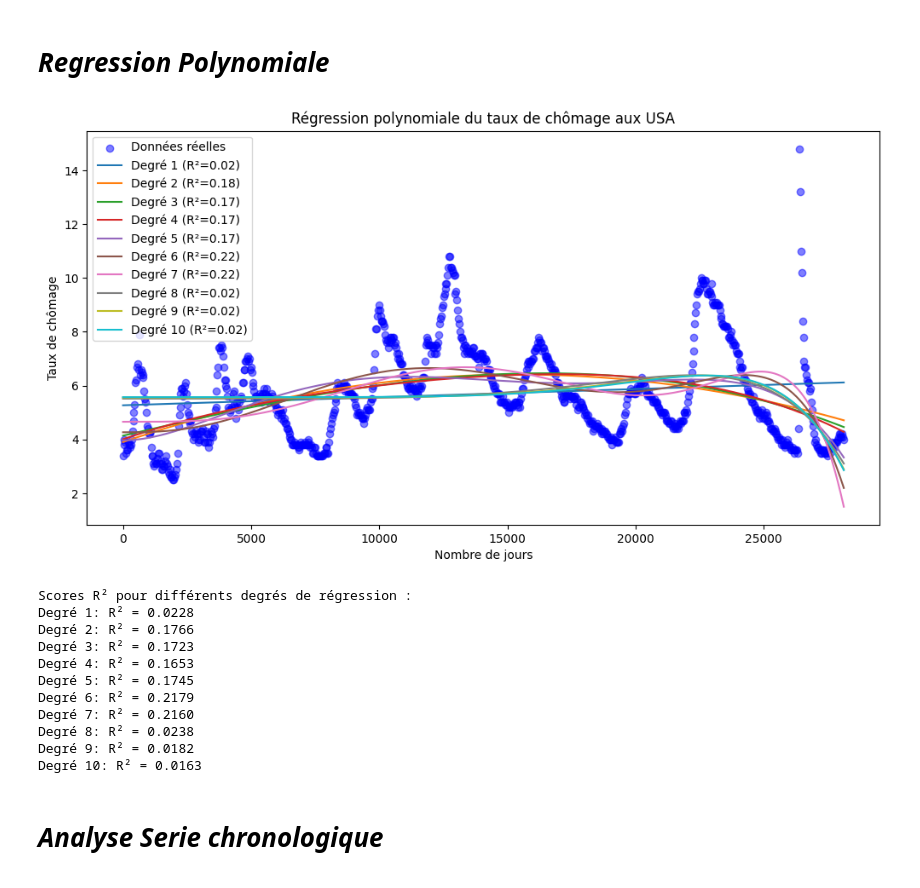
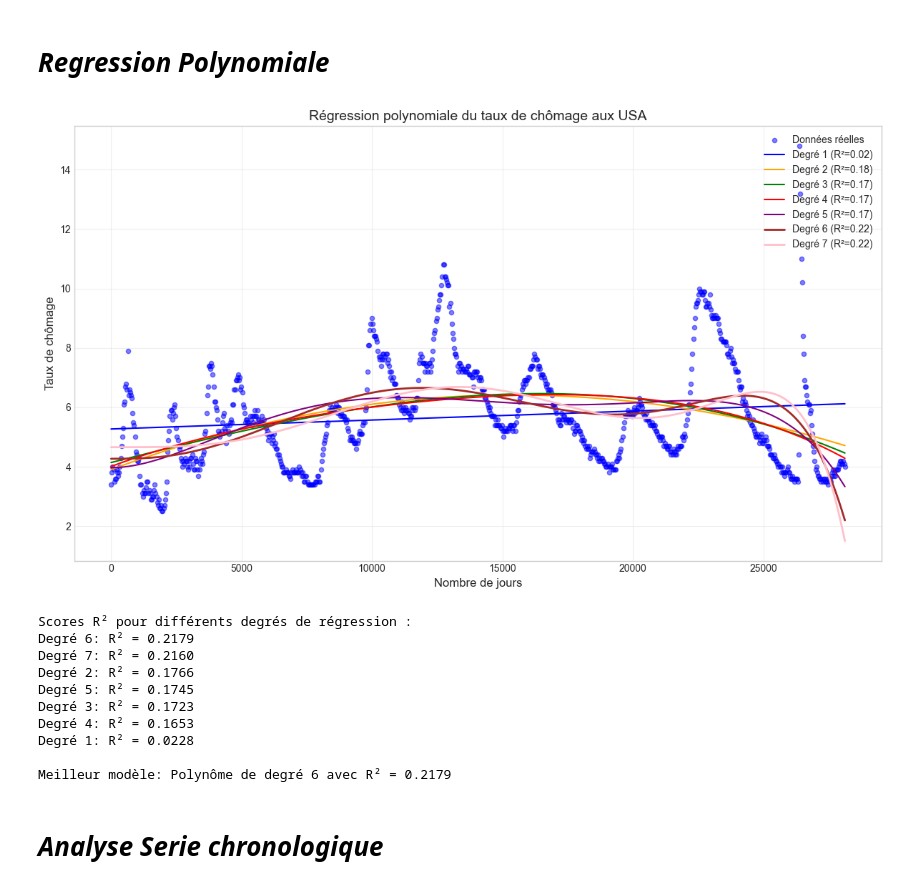
Before and after one commit to Younessboumlik/unemployment-forecasting, a Jupyter notebook: project.ipynb, the cells around one changed output. Cells and saved outputs as stored; diff of their text form; code cells hidden in the pictures.

```diff
--- a/project.ipynb
+++ b/project.ipynb
@@ -73,60 +111,72 @@ from sklearn.linear_model import LinearRegression
 from sklearn.metrics import r2_score
 from sklearn.model_selection import train_test_split
 from sklearn.preprocessing import PolynomialFeatures
+import numpy as np
+import matplotlib.pyplot as plt
 
-
+chomage_usa['date_num'] = (chomage_usa['observation_date'] - chomage_usa['observation_date'].min()).dt.days
 
 X = chomage_usa[['date_num']]
 y = chomage_usa['UNRATE']
 
 X_train, X_test, y_train, y_test = train_test_split(X, y, test_size=0.2, random_state=42)
 
-degrees = [1, 2, 3, 4, 5, 6, 7, 8, 9, 10]
+degrees = [1, 2, 3, 4, 5, 6, 7]
 scores = {}
 
-plt.figure(figsize=(12, 6))
-plt.scatter(X, y, color='b', alpha=0.5, label='Données réelles')
+plt.figure(figsize=(12, 7))
 
-for d in degrees:
+plt.scatter(X, y, color='blue', alpha=0.5, s=20, label='Données réelles')
+
+colors = ['blue', 'orange', 'green', 'red', 'purple', 'brown', 'pink']
+
+for i, d in enumerate(degrees):
     poly = PolynomialFeatures(degree=d)
     X_train_poly = poly.fit_transform(X_train)
     X_test_poly = poly.transform(X_test)
 
     model = LinearRegression()
     model.fit(X_train_poly, y_train)
 
     y_pred = model.predict(X_test_poly)
-
     score = r2_score(y_test, y_pred)
     scores[d] = score
 
     X_sorted = np.sort(X.values, axis=0)
     X_poly_sorted = poly.transform(X_sorted)
     y_poly_pred = model.predict(X_poly_sorted)
-    plt.plot(X_sorted, y_poly_pred, label=f'Degré {d} (R²={score:.2f})')
 
-plt.xlabel('Nombre de jours')
-plt.ylabel('Taux de chômage')
-plt.legend()
-plt.title('Régression polynomiale du taux de chômage aux USA')
+    lw = 2 if d in [6, 7] else 1.5
+    plt.plot(X_sorted, y_poly_pred, color=colors[i], linewidth=lw,
+             label=f'Degré {d} (R²={score:.2f})')
+
+plt.xlabel('Nombre de jours', fontsize=12)
+plt.ylabel('Taux de chômage', fontsize=12)
+plt.title('Régression polynomiale du taux de chômage aux USA', fontsize=14)
+plt.grid(True, alpha=0.3)
+plt.legend(loc='upper right')
+
+plt.tight_layout()
 plt.show()
 
 print("Scores R² pour différents degrés de régression :")
-for d, score in scores.items():
+for d, score in sorted(scores.items(), key=lambda x: x[1], reverse=True):
     print(f"Degré {d}: R² = {score:.4f}")
+
+best_degree = max(scores, key=scores.get)
+print(f"\nMeilleur modèle: Polynôme de degré {best_degree} avec R² = {scores[best_degree]:.4f}")
 # %% [output]
-[figure, old version]
+[figure, new version]
 Scores R² pour différents degrés de régression :
-Degré 1: R² = 0.0228
+Degré 6: R² = 0.2179
+Degré 7: R² = 0.2160
 Degré 2: R² = 0.1766
+Degré 5: R² = 0.1745
 Degré 3: R² = 0.1723
 Degré 4: R² = 0.1653
-Degré 5: R² = 0.1745
-Degré 6: R² = 0.2179
-Degré 7: R² = 0.2160
-Degré 8: R² = 0.0238
-Degré 9: R² = 0.0182
-Degré 10: R² = 0.0163
+Degré 1: R² = 0.0228
+
+Meilleur modèle: Polynôme de degré 6 avec R² = 0.2179
 # %% [markdown]
 # ***Analyse Serie chronologique***
 # %%
```
Also changed, not shown: parts of 26 cells of this notebook, 2 other files.
